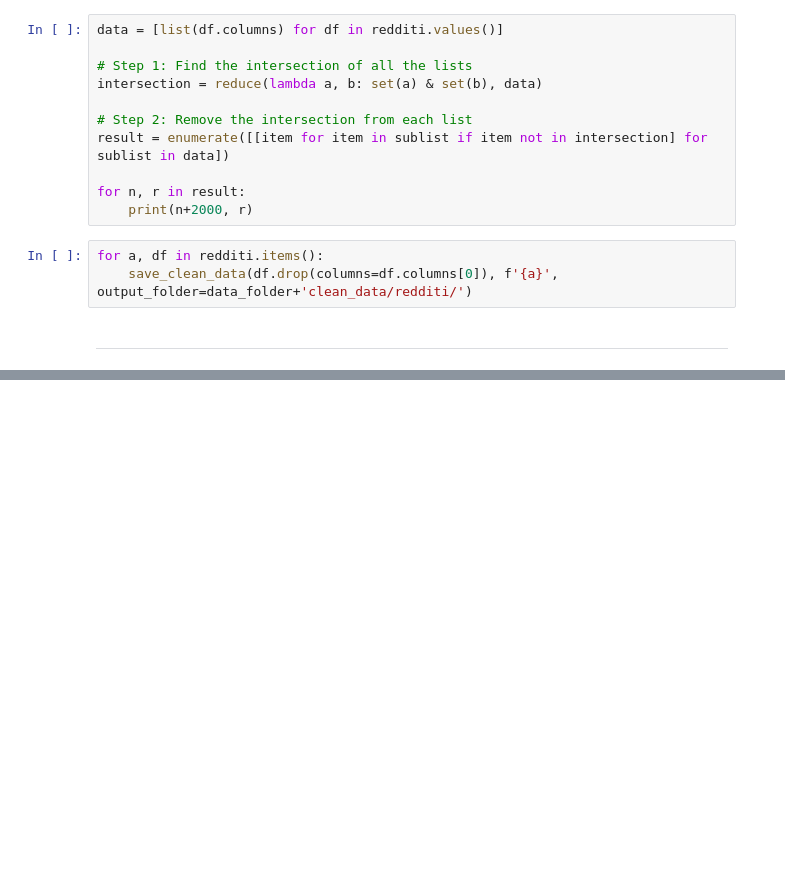
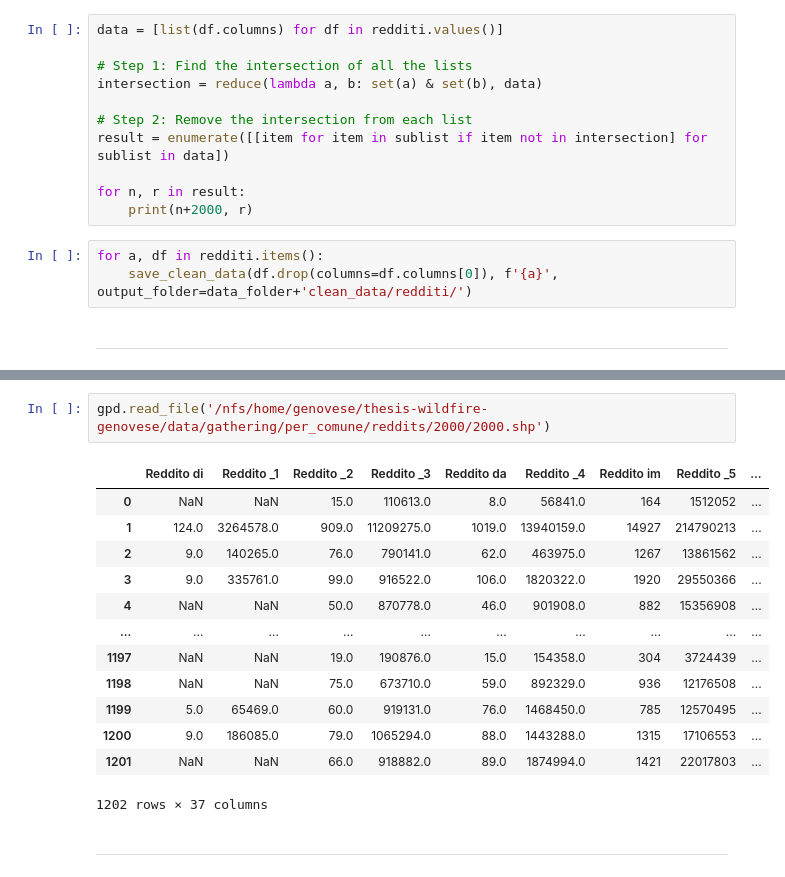
Before and after one commit to simOne-codex/thesis, a Jupyter notebook: notebooks/data_gathering/redditi.ipynb, the cells around one changed output, grey strips where cells are left out. Drawn from its saved outputs; the diff is of its cells as text; blank space fills up the shorter version.

Commit message:
Cleaned reddit data

```diff
--- a/notebooks/data_gathering/redditi.ipynb
+++ b/notebooks/data_gathering/redditi.ipynb
@@ -138,0 +198,18 @@ proporzioni_pensione
+# %%
+gpd.read_file('/nfs/home/genovese/thesis-wildfire-genovese/data/gathering/per_comune/reddits/2000/2000.shp')
+# %% [output]
+|  | Reddito di | Reddito _1 | Reddito _2 | Reddito _3 | Reddito da | Reddito _4 | Reddito im | Reddito _5 | ... |
+| 0 | NaN | NaN | 15.0 | 110613.0 | 8.0 | 56841.0 | 164 | 1512052 | ... |
+| 1 | 124.0 | 3264578.0 | 909.0 | 11209275.0 | 1019.0 | 13940159.0 | 14927 | 214790213 | ... |
+| 2 | 9.0 | 140265.0 | 76.0 | 790141.0 | 62.0 | 463975.0 | 1267 | 13861562 | ... |
+| 3 | 9.0 | 335761.0 | 99.0 | 916522.0 | 106.0 | 1820322.0 | 1920 | 29550366 | ... |
+| 4 | NaN | NaN | 50.0 | 870778.0 | 46.0 | 901908.0 | 882 | 15356908 | ... |
+| ... | ... | ... | ... | ... | ... | ... | ... | ... | ... |
+| 1197 | NaN | NaN | 19.0 | 190876.0 | 15.0 | 154358.0 | 304 | 3724439 | ... |
+| 1198 | NaN | NaN | 75.0 | 673710.0 | 59.0 | 892329.0 | 936 | 12176508 | ... |
+| 1199 | 5.0 | 65469.0 | 60.0 | 919131.0 | 76.0 | 1468450.0 | 785 | 12570495 | ... |
+| 1200 | 9.0 | 186085.0 | 79.0 | 1065294.0 | 88.0 | 1443288.0 | 1315 | 17106553 | ... |
+| 1201 | NaN | NaN | 66.0 | 918882.0 | 89.0 | 1874994.0 | 1421 | 22017803 | ... |
+1202 rows × 37 columns
+# %% [markdown]
+---
```
Also changed, not shown: parts of 6 cells of this notebook.
